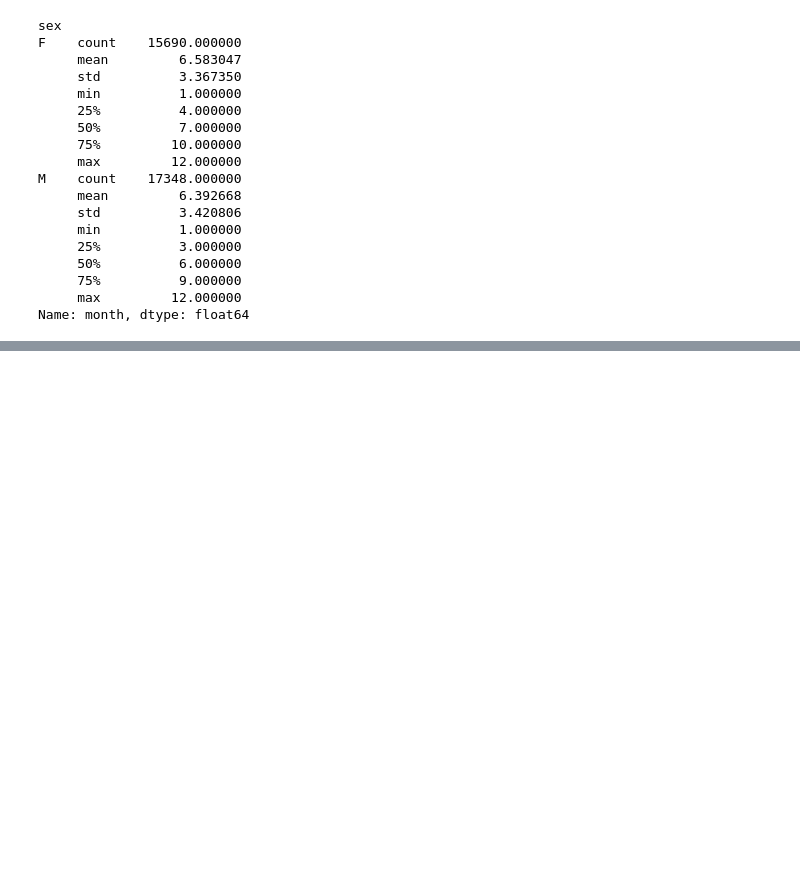
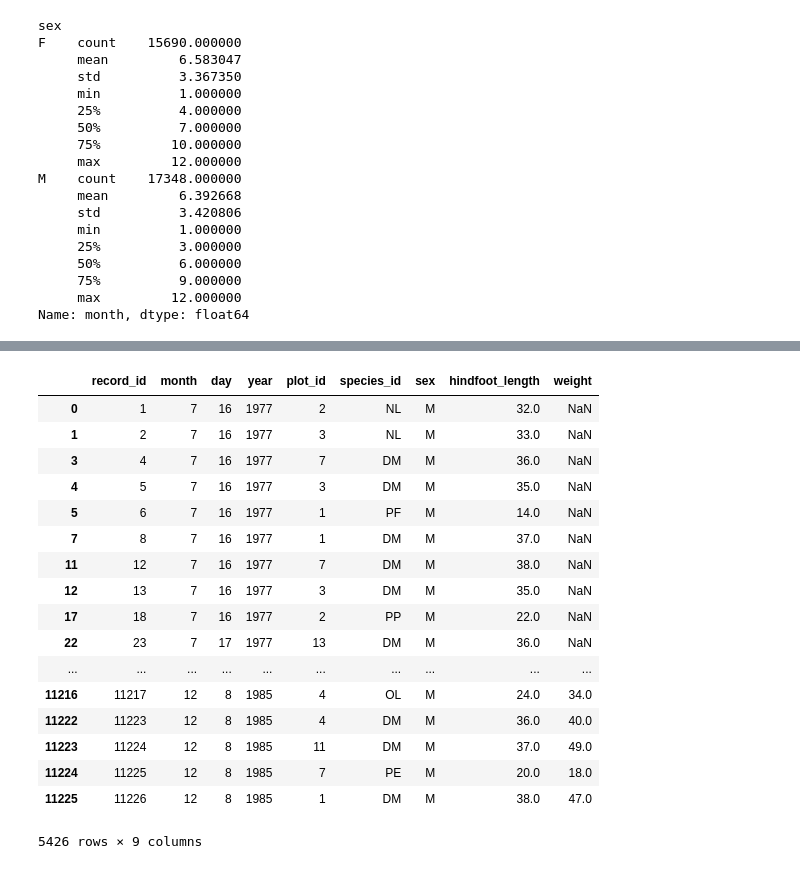
Before and after one commit to EEOB-BioData/BCB546X-Spring2017, a Jupyter notebook: Week_8/data/pandas-lesson.ipynb, the cells around one changed output, grey strips where cells are left out. Cells and saved outputs as stored; diff of their text form; code cells hidden in the pictures; blank space fills up the shorter version.

```diff
--- a/Week_8/data/pandas-lesson.ipynb
+++ b/Week_8/data/pandas-lesson.ipynb
@@ -315,0 +790,21 @@ Name: month, dtype: float64
+# %%
+surveys_df[(surveys_df.sex == 'M') & (surveys_df.year <= 1985)]
+# %% [output]
+|  | record_id | month | day | year | plot_id | species_id | sex | hindfoot_length | weight |
+| 0 | 1 | 7 | 16 | 1977 | 2 | NL | M | 32.0 | NaN |
+| 1 | 2 | 7 | 16 | 1977 | 3 | NL | M | 33.0 | NaN |
+| 3 | 4 | 7 | 16 | 1977 | 7 | DM | M | 36.0 | NaN |
+| 4 | 5 | 7 | 16 | 1977 | 3 | DM | M | 35.0 | NaN |
+| 5 | 6 | 7 | 16 | 1977 | 1 | PF | M | 14.0 | NaN |
+| 7 | 8 | 7 | 16 | 1977 | 1 | DM | M | 37.0 | NaN |
+| 11 | 12 | 7 | 16 | 1977 | 7 | DM | M | 38.0 | NaN |
+| 12 | 13 | 7 | 16 | 1977 | 3 | DM | M | 35.0 | NaN |
+| 17 | 18 | 7 | 16 | 1977 | 2 | PP | M | 22.0 | NaN |
+| 22 | 23 | 7 | 17 | 1977 | 13 | DM | M | 36.0 | NaN |
+| ... | ... | ... | ... | ... | ... | ... | ... | ... | ... |
+| 11216 | 11217 | 12 | 8 | 1985 | 4 | OL | M | 24.0 | 34.0 |
+| 11222 | 11223 | 12 | 8 | 1985 | 4 | DM | M | 36.0 | 40.0 |
+| 11223 | 11224 | 12 | 8 | 1985 | 11 | DM | M | 37.0 | 49.0 |
+| 11224 | 11225 | 12 | 8 | 1985 | 7 | PE | M | 20.0 | 18.0 |
+| 11225 | 11226 | 12 | 8 | 1985 | 1 | DM | M | 38.0 | 47.0 |
+5426 rows × 9 columns
```
Also changed, not shown: parts of 56 cells of this notebook.
